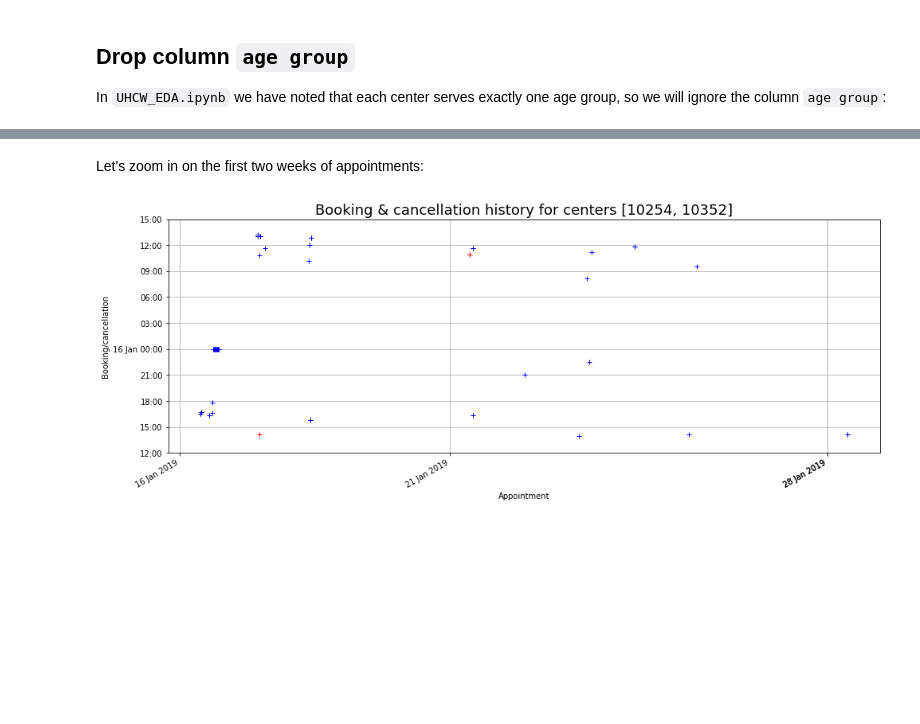
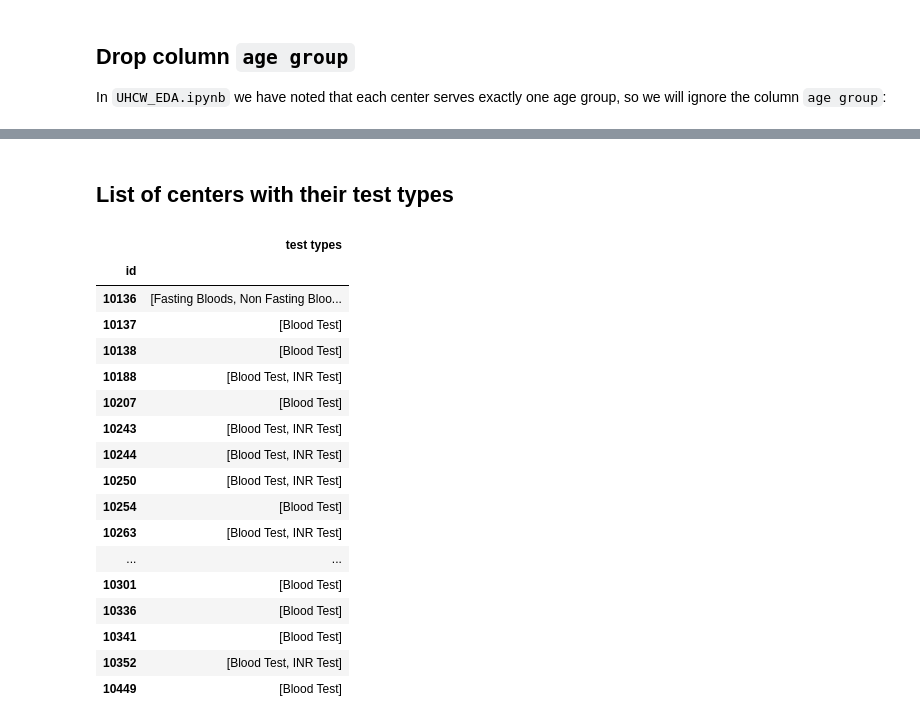
Before and after one commit to antoinechoffrut/UHCW, a Jupyter notebook: UHCW_reconstruction.ipynb, the cells around one changed output, grey strips where cells are left out. Saved outputs shown, nothing was run; the diff lists cells and outputs as text; code cells hidden in the pictures; blank space fills up the shorter version.

```diff
--- a/UHCW_reconstruction.ipynb
+++ b/UHCW_reconstruction.ipynb
@@ -77,9 +419,11 @@ def spot_action(df, col='key'):
 Read in the `csv` file.
 # %%
 %%time
-print(datetime.datetime.now().strftime("%A %d %B %Y, %H:%M:%S"))
+print(datetime.datetime.now().strftime("Time: %H:%M:%S"))
 filename = 'sample_appointments.csv'  # appointments.csv
-foldername = 'Data/UHCW'
+foldername = 'Projects/UHCW'
+# filename = 'appointments.csv'
+# foldername = 'Data/UHCW'
 filepath = os.path.join(os.path.expanduser("~"), foldername, filename)
 
 filesize = os.path.getsize(filepath)
@@ -457,2 +488,0 @@ ax.grid()
-# %% [markdown]
-Let's zoom in on the first two weeks of appointments:
@@ -462,42 +489,24 @@ last_appointment = (appointments.min() + dt)[0].tz_localize(tz_london)
-# %%
-fig, ax = plt.subplots(figsize=(16, 6));
-df_bookings.query('appointment < @last_appointment').plot(x='appointment', y='grab', style='+b', ax=ax);
-df_cancellations.query('appointment < @last_appointment').plot(x='appointment', y='grab', style='+r', ax=ax);
-
-
-# x-labeling
-ax.set_xlabel("Appointment");
-appt_min = df_bookings.query('appointment < @last_appointment')['appointment'].min()
-appt_max = df_bookings.query('appointment < @last_appointment')['appointment'].max()
-appt_date_range = pd.date_range(
-    pd.Timestamp(appt_min.year, appt_min.month, appt_min.day),
-    pd.Timestamp(appt_max.year, appt_max.month, appt_max.day),
-    freq="W-MON"
-)
-appt_date_range = appt_date_range.append(
-    pd.DatetimeIndex([x.date() for x in [appt_min, appt_max]])
-)
-ax.set_xticks(appt_date_range);
-ax.set_xticklabels([pd.to_datetime(x).strftime("%d %b %Y")
-                   for x in appt_date_range])
-
-# y-labeling
-ax.set_ylabel("Booking/cancellation");
-grab_min = df['grab'].min()
-grab_max = df['grab'].max()
-grab_date_range = pd.date_range(
-    pd.Timestamp(grab_min.year, grab_min.month, grab_min.day, grab_min.hour-1),
-    pd.Timestamp(grab_max.year, grab_max.month, grab_max.day, grab_min.hour+3),
-    freq="3H");
-ax.set_yticks(grab_date_range);
-ax.set_yticklabels([pd.to_datetime(x).strftime("%d %b %H:00")
-                    if x.hour == 0
-                    else pd.to_datetime(x).strftime("%H:00")
-                   for x in grab_date_range])
-
-# Further plot layout
-ax.get_legend().remove()
-ax.set_title("Booking & cancellation history for centers {}".format(selected_centers), fontsize=18);
-ax.grid()
-# %% [output]
-[figure, removed]
+# %% [markdown]
+## List of centers with their test types
+# %%
+center_test_types = df.groupby('id')['test type'].unique().rename("test types").to_frame()
+center_test_types
+# %% [output]
+|  | test types |
+| id |  |
+| 10136 | [Fasting Bloods, Non Fasting Bloo... |
+| 10137 | [Blood Test] |
+| 10138 | [Blood Test] |
+| 10188 | [Blood Test, INR Test] |
+| 10207 | [Blood Test] |
+| 10243 | [Blood Test, INR Test] |
+| 10244 | [Blood Test, INR Test] |
+| 10250 | [Blood Test, INR Test] |
+| 10254 | [Blood Test] |
+| 10263 | [Blood Test, INR Test] |
+| ... | ... |
+| 10301 | [Blood Test] |
+| 10336 | [Blood Test] |
+| 10341 | [Blood Test] |
+| 10352 | [Blood Test, INR Test] |
+| 10449 | [Blood Test] |
```
Also changed, not shown: parts of 71 cells of this notebook.
